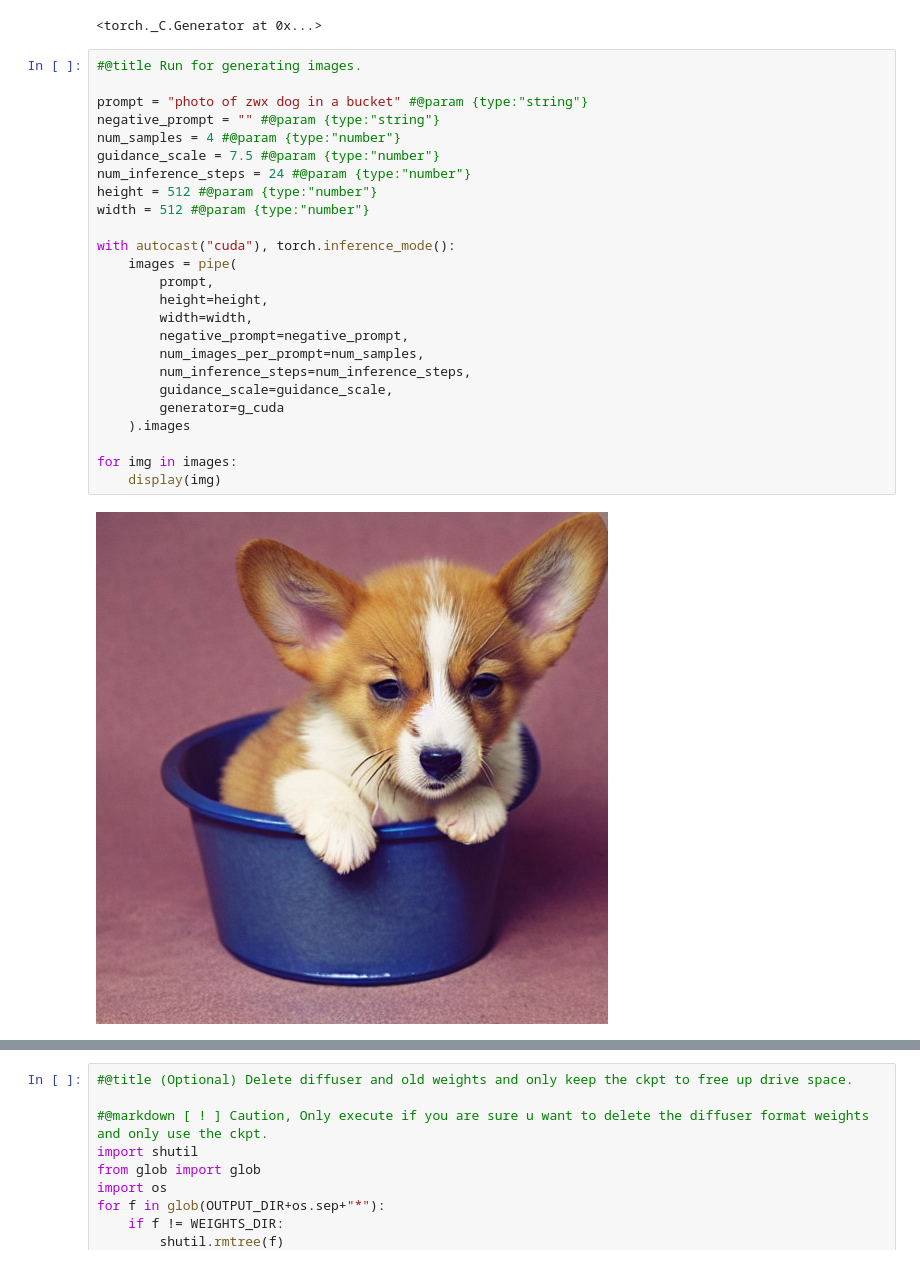
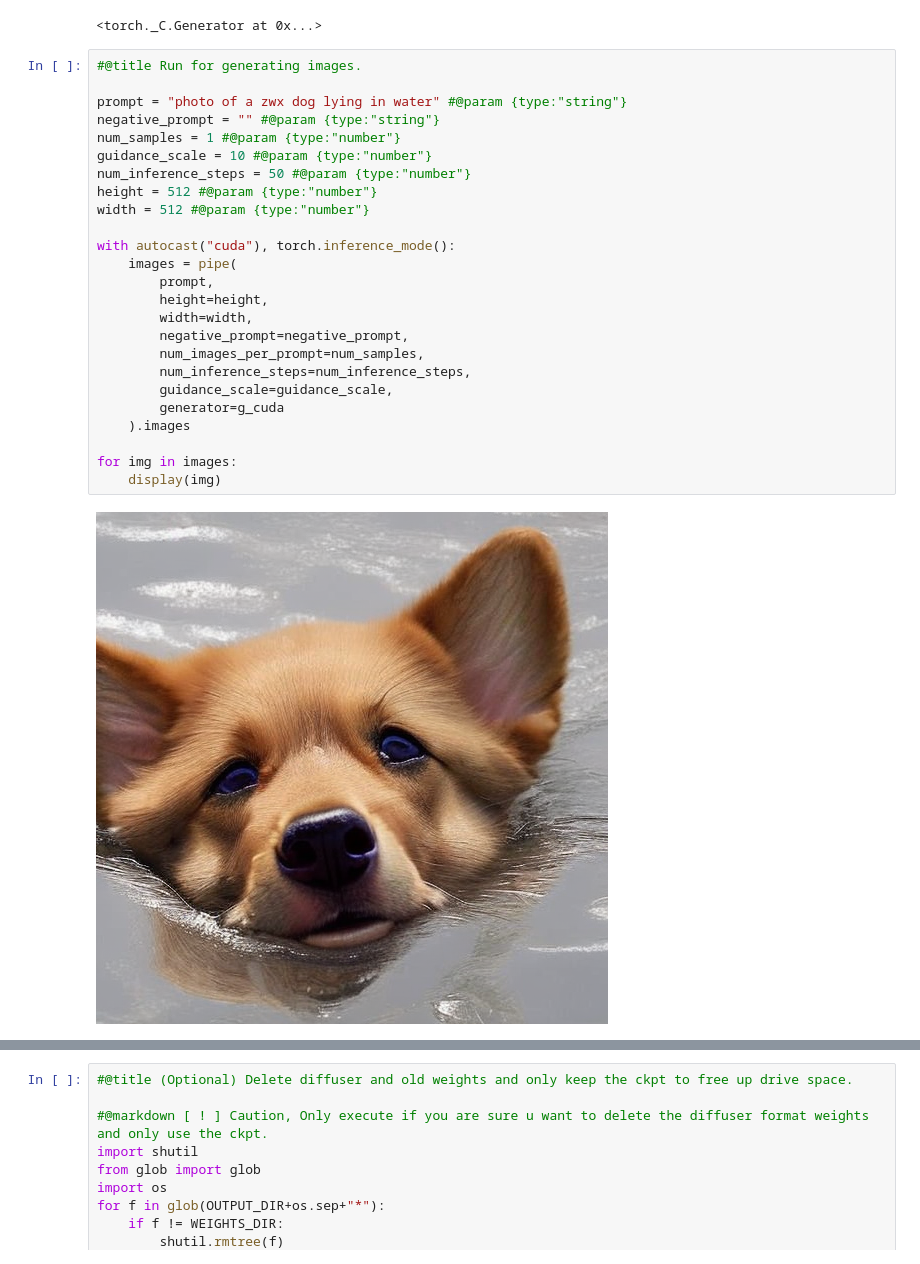
Before and after one commit to Mejistus/-, a Jupyter notebook: examples/dreambooth/DreamBooth_Stable_Diffusion.ipynb, the cells around one changed output, grey strips where cells are left out. Drawn from its saved outputs; the diff is of its cells as text.

```diff
--- a/examples/dreambooth/DreamBooth_Stable_Diffusion.ipynb
+++ b/examples/dreambooth/DreamBooth_Stable_Diffusion.ipynb
@@ -279,27 +311,27 @@ g_cuda.manual_seed(seed)
 # %%
 #@title Run for generating images.
 
-prompt = "photo of zwx dog in a bucket" #@param {type:"string"}
+prompt = "photo of a zwx dog lying in water" #@param {type:"string"}
 negative_prompt = "" #@param {type:"string"}
-num_samples = 4 #@param {type:"number"}
-guidance_scale = 7.5 #@param {type:"number"}
-num_inference_steps = 24 #@param {type:"number"}
+num_samples = 1 #@param {type:"number"}
+guidance_scale = 10 #@param {type:"number"}
+num_inference_steps = 50 #@param {type:"number"}
 height = 512 #@param {type:"number"}
 width = 512 #@param {type:"number"}
 
 with autocast("cuda"), torch.inference_mode():
     images = pipe(
         prompt,
         height=height,
         width=width,
         negative_prompt=negative_prompt,
         num_images_per_prompt=num_samples,
         num_inference_steps=num_inference_steps,
         guidance_scale=guidance_scale,
         generator=g_cuda
     ).images
 
 for img in images:
     display(img)
 # %% [output]
-[figure, old version]
+[figure, new version]
```
Also changed, not shown: parts of 9 cells of this notebook.
